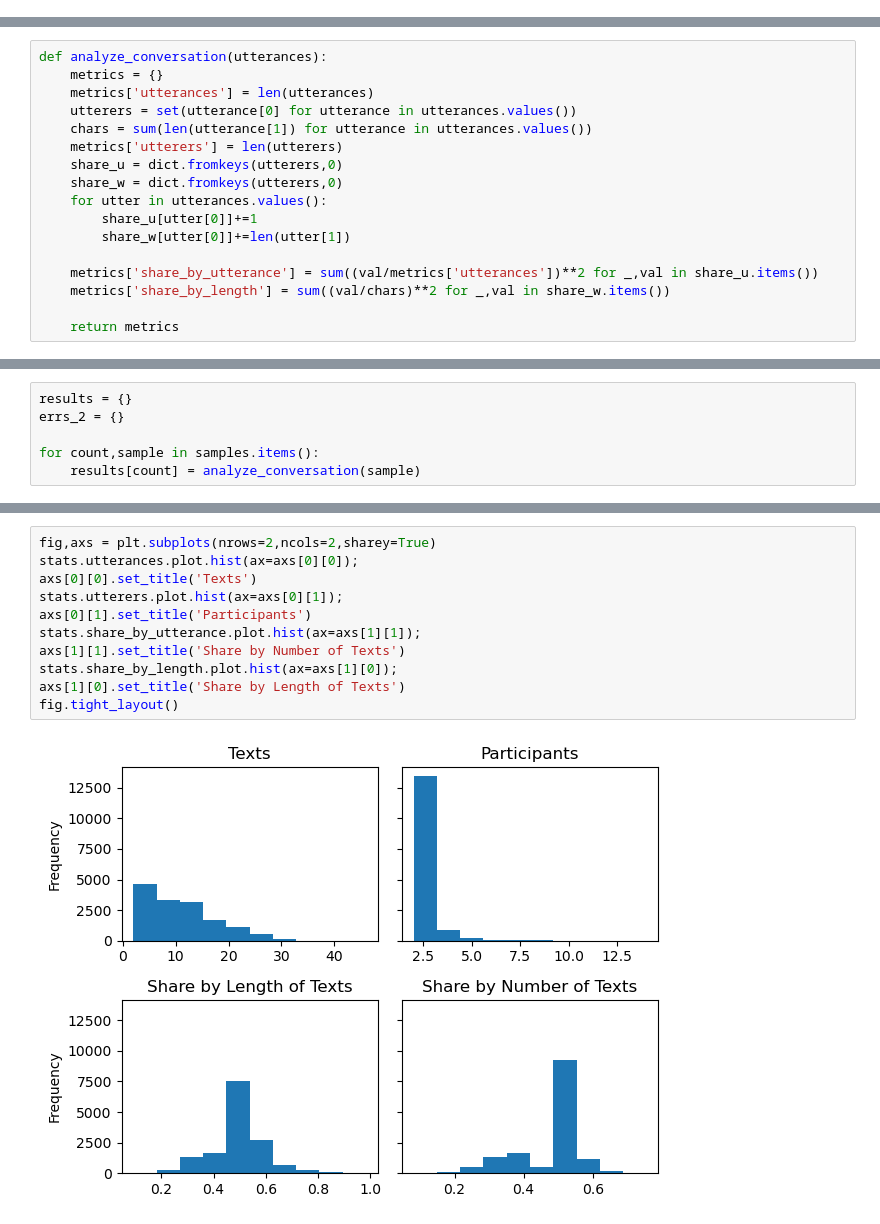
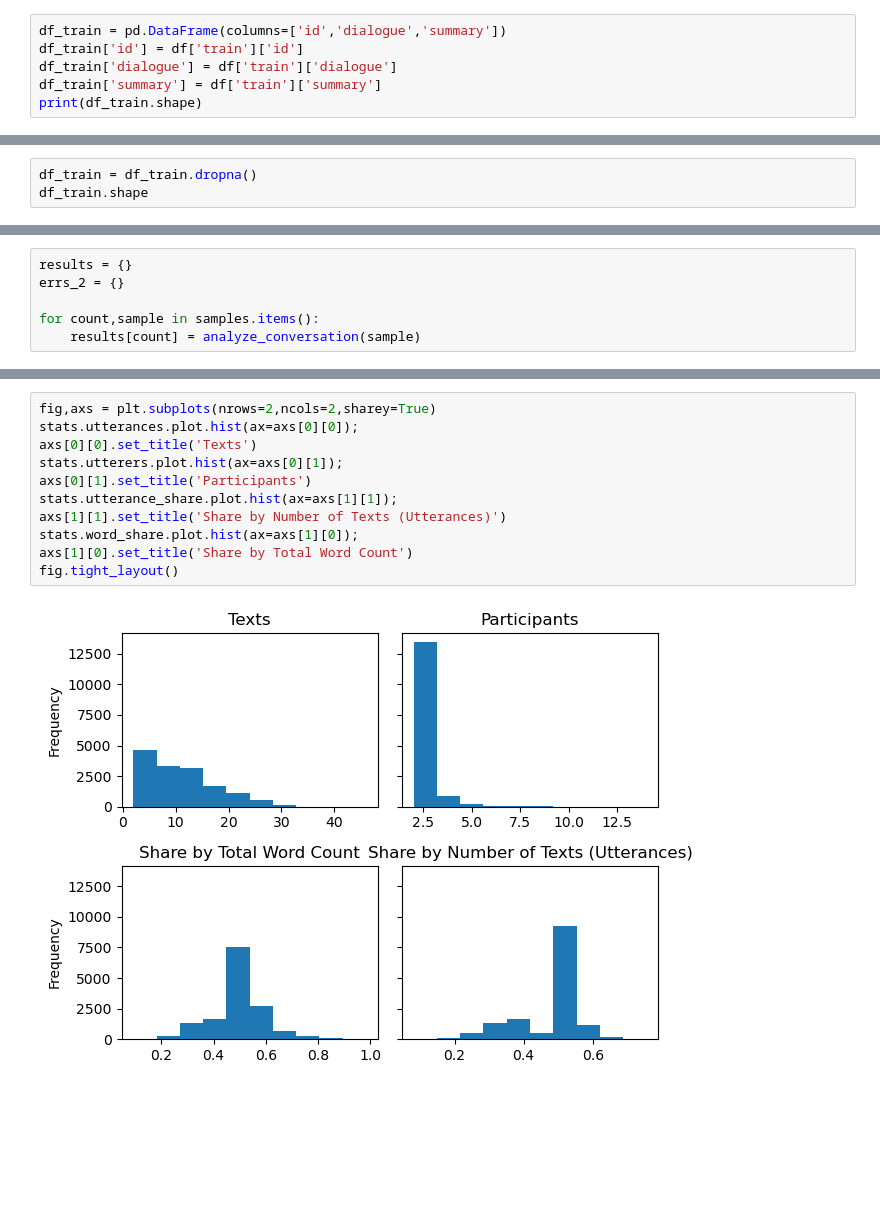
Before and after one commit to gpo2105/Capstone-3, a Jupyter notebook: draft.ipynb, the cells around one changed output, grey strips where cells are left out. Cells and saved outputs as stored; diff of their text form; blank space fills up the shorter version.

```diff
--- a/draft.ipynb
+++ b/draft.ipynb
@@ -21,0 +59,6 @@ df_test = df['test']
+# %%
+df_train = pd.DataFrame(columns=['id','dialogue','summary'])
+df_train['id'] = df['train']['id']
+df_train['dialogue'] = df['train']['dialogue']
+df_train['summary'] = df['train']['summary']
+print(df_train.shape)
@@ -21,0 +78,3 @@ df_test = df['test']
+# %%
+df_train = df_train.dropna()
+df_train.shape
@@ -63,17 +151,0 @@ def split_utterances(convo_string):
-# %%
-def analyze_conversation(utterances):
-    metrics = {}
-    metrics['utterances'] = len(utterances)
-    utterers = set(utterance[0] for utterance in utterances.values())
-    chars = sum(len(utterance[1]) for utterance in utterances.values())
-    metrics['utterers'] = len(utterers)
-    share_u = dict.fromkeys(utterers,0)
-    share_w = dict.fromkeys(utterers,0)
-    for utter in utterances.values():
-        share_u[utter[0]]+=1
-        share_w[utter[0]]+=len(utter[1])
-
-    metrics['share_by_utterance'] = sum((val/metrics['utterances'])**2 for _,val in share_u.items())
-    metrics['share_by_length'] = sum((val/chars)**2 for _,val in share_w.items())
-
-    return metrics
@@ -128,16 +202,16 @@ stats.describe()
 # %%
 fig,axs = plt.subplots(nrows=2,ncols=2,sharey=True)
 stats.utterances.plot.hist(ax=axs[0][0]);
 axs[0][0].set_title('Texts')
 stats.utterers.plot.hist(ax=axs[0][1]);
 axs[0][1].set_title('Participants')
-stats.share_by_utterance.plot.hist(ax=axs[1][1]);
-axs[1][1].set_title('Share by Number of Texts')
-stats.share_by_length.plot.hist(ax=axs[1][0]);
-axs[1][0].set_title('Share by Length of Texts')
+stats.utterance_share.plot.hist(ax=axs[1][1]);
+axs[1][1].set_title('Share by Number of Texts (Utterances)')
+stats.word_share.plot.hist(ax=axs[1][0]);
+axs[1][0].set_title('Share by Total Word Count')
 fig.tight_layout()
 # %% [output]
-[figure, old version]
+[figure, new version]
 # %%
 sns.pairplot(data=stats);
 # %% [output]
```
Also changed, not shown: parts of 51 cells of this notebook, 18 other files.
